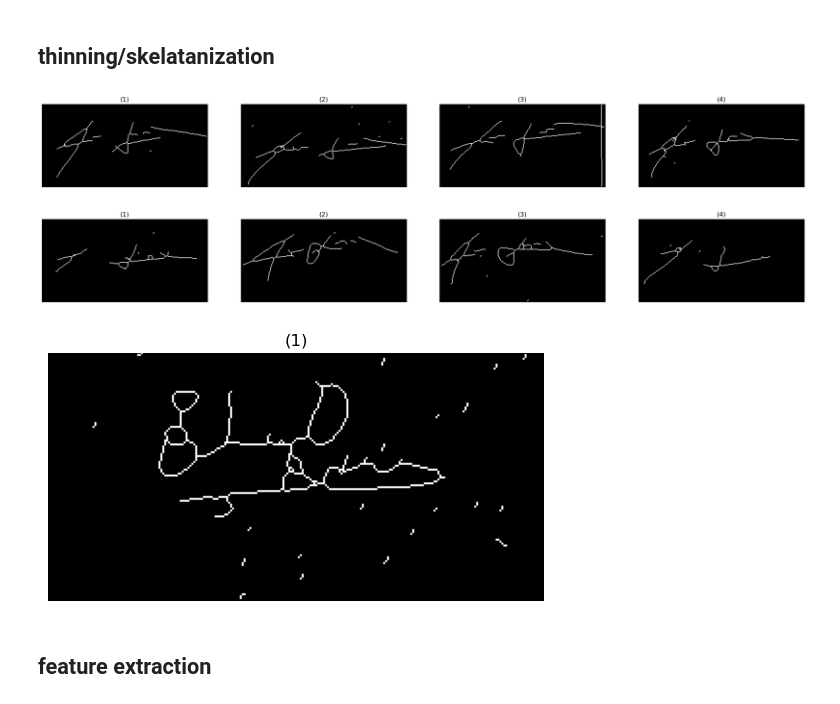
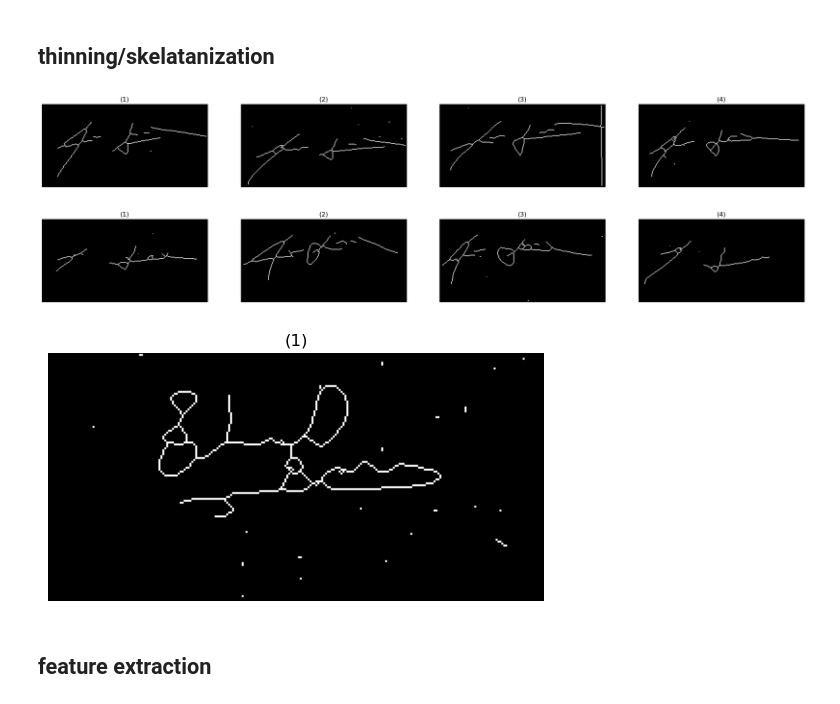
Before and after one commit to yasmin-hashem24/Signarture_verification_Image23, a Jupyter notebook: all.ipynb, the cells around one changed output. Saved outputs shown, nothing was run; the diff lists cells and outputs as text; code cells hidden in the pictures.

```diff
--- a/all.ipynb
+++ b/all.ipynb
@@ -279,20 +246,20 @@ print(skew_corrected_real_imgs[0].shape)
 # %%
 def skeletonization(imgs: list[np.ndarray]) -> list[np.ndarray]:
      skeletonized_imgs = []
      for i in range(len(imgs)):
-        skeletonized_imgs.append(skeletonize(imgs[i]))
+        skeletonized_imgs.append(thin_customized(imgs[i]))
      return skeletonized_imgs
 
 real_imgs_skeletonized = skeletonization(skew_corrected_real_imgs)
 forged_imgs_skeletonized = skeletonization(skew_corrected_forged_imgs)
 test_imgs_skeletonized = skeletonization(skew_corrected_test_imgs)
 show_images(real_imgs_skeletonized[:4])
 show_images(forged_imgs_skeletonized[:4])
 show_images(test_imgs_skeletonized)
 # %% [output]
 [figure]
 [figure]
-[figure, old version]
+[figure, new version]
 # %% [markdown]
 ## feature extraction
 # %%
```
Also changed, not shown: parts of 3 cells of this notebook, 1 other file.
